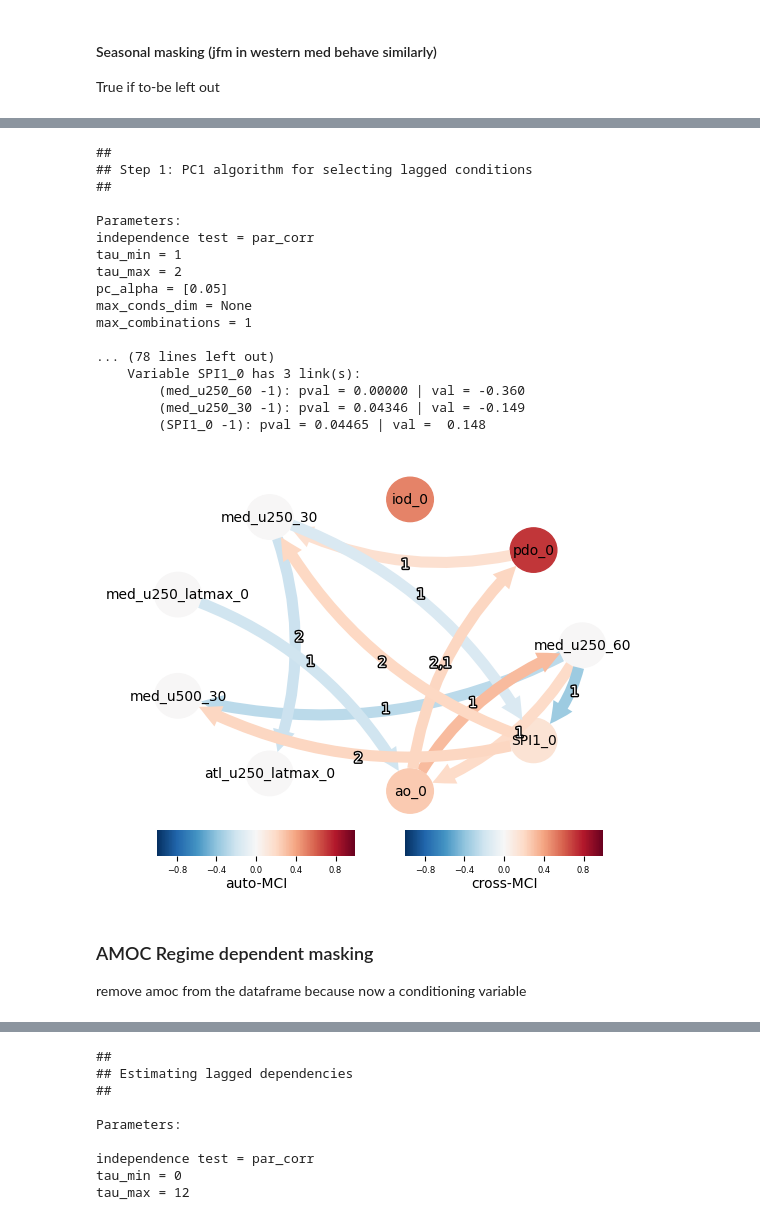
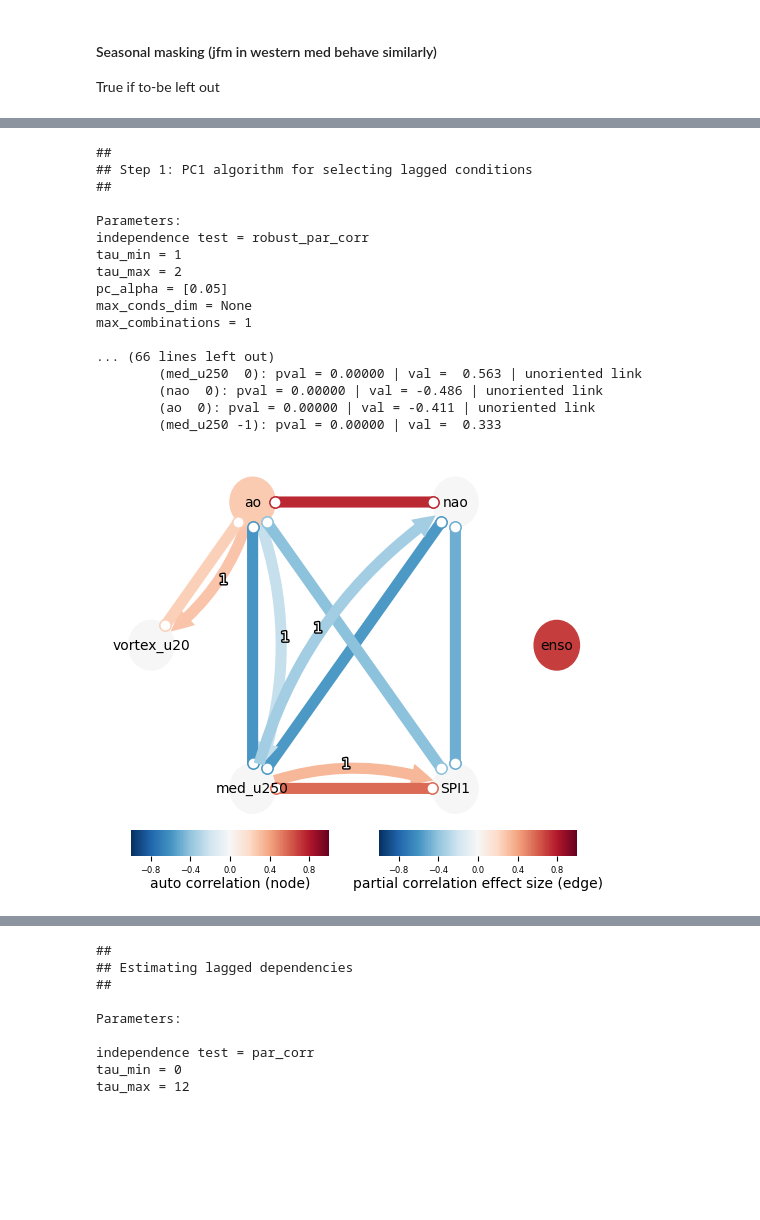
Before and after one commit to chiemvs/Medley, a Jupyter notebook: notebooks/Causal_experimentation.ipynb, the cells around one changed output, grey strips where cells are left out. Drawn from its saved outputs; the diff is of its cells as text; code cells hidden in the pictures; blank space fills up the shorter version.

```diff
--- a/notebooks/Causal_experimentation.ipynb
+++ b/notebooks/Causal_experimentation.ipynb
@@ -59,14 +59,15 @@ expert = True
 expid = 'dd0d579f41'
 npreds = 10
 if expert:
+    varnames = [('nao',0,'station'),('ao',0,'ncep'),('vortex_u20',7080,'era5'),('med_u250',40,'era5')]
     #varnames = [('amoc',0,'hadisst'),('nao',0,'station'),('ao',0,'ncep'),('vortex_u20',7080,'era5'),('med_u250',40,'era5')]
-    varnames = [('nao',0,'station'),('ao',0,'ncep'),('vortex_u20',7080,'era5'),('med_u250',30,'era5')]
-    #varnames = [('enso',34,'ersstv5'),('amoc',0,'hadisst'),('nao',0,'station'),('ao',0,'ncep'),('vortex_u20',7080,'era5'),('med_u250',30,'era5')]
+    #varnames = [('enso',34,'ersstv5'),('nao',0,'station'),('ao',0,'ncep'),('vortex_u20',7080,'era5'),('med_u250',40,'era5')]
+    #varnames = [('enso',34,'ersstv5'),('amoc',0,'hadisst'),('nao',0,'station'),('ao',0,'ncep'),('vortex_u20',7080,'era5'),('med_u250',40,'era5')]
     #varnames = [('enso',34,'ersstv5'),('amoc',0,'hadisst'),('nao',0,'station'),('ao',0,'ncep'),('vortex_u20',7080,'era5'),('med_u250_latmax',0,'era5')]
 else:
     preds, cv = load_pred_results(expid)
     variables = preds.loc[10,'feature_names']
-    varnames = list(set([t[0] for t in variables])) # Through set to get the unique ones
+    varnames = list(set([t[0] for t in variables])) # Through set to get the unique ones (otherwise multiple lags)
     maxlag = abs(min([t[1] for t in variables]))
 subset = df.loc[:,varnames].join(target)
 subset = subset.dropna(axis = 0, how = 'any')
@@ -103,9 +103,10 @@ tp.plot_timeseries(jfmframe, grey_masked_samples='data'); plt.show()
 # %%
 tau_max = 2
-tau_min = 1
+tau_min = 0
 pc_alpha = 0.05
-alpha_level = 0.05
-parcorr = ParCorr(significance='analytic',mask_type = 'y')
+alpha_level = 0.003
+parcorr = RobustParCorr(significance='analytic',mask_type = 'y')
+#parcorr = ParCorr(significance='analytic',mask_type = 'y')
 pcmci = PCMCI(
     dataframe=jfmframe,
     cond_ind_test=parcorr,
@@ -117,18 +118,18 @@ results = pcmci.run_pcmci(tau_max=tau_max, tau_min = tau_min, pc_alpha=pc_alpha,
 ##
 
 Parameters:
-independence test = par_corr
+independence test = robust_par_corr
 tau_min = 1
 tau_max = 2
 pc_alpha = [0.05]
 max_conds_dim = None
 max_combinations = 1
 
-... (78 lines left out)
-    Variable SPI1_0 has 3 link(s):
-        (med_u250_60 -1): pval = 0.00000 | val = -0.360
-        (med_u250_30 -1): pval = 0.04346 | val = -0.149
-        (SPI1_0 -1): pval = 0.04465 | val =  0.148
+... (66 lines left out)
+        (med_u250  0): pval = 0.00000 | val =  0.563 | unoriented link
+        (nao  0): pval = 0.00000 | val = -0.486 | unoriented link
+        (ao  0): pval = 0.00000 | val = -0.411 | unoriented link
+        (med_u250 -1): pval = 0.00000 | val =  0.333
 # %%
 graph = pcmci.get_graph_from_pmatrix(p_matrix=results['p_matrix'], alpha_level=alpha_level,
             tau_min=tau_min, tau_max=tau_max, link_assumptions=None)
@@ -136,14 +137,11 @@ results['graph'] = graph
 # %%
 tp.plot_graph(
     val_matrix=results['val_matrix'],
     graph=results['graph'],
     var_names=jfmframe.var_names,
-    link_colorbar_label='cross-MCI',
-    node_colorbar_label='auto-MCI',
+    link_colorbar_label='partial correlation effect size (edge)',
+    node_colorbar_label='auto correlation (node)',
     show_autodependency_lags=False
     ); plt.show()
 # %% [output]
-[figure, old version]
+[figure, new version]
-# %% [markdown]
-### AMOC Regime dependent masking
-remove amoc from the dataframe because now a conditioning variable
```
Also changed, not shown: parts of 23 cells of this notebook, 6 other files.
